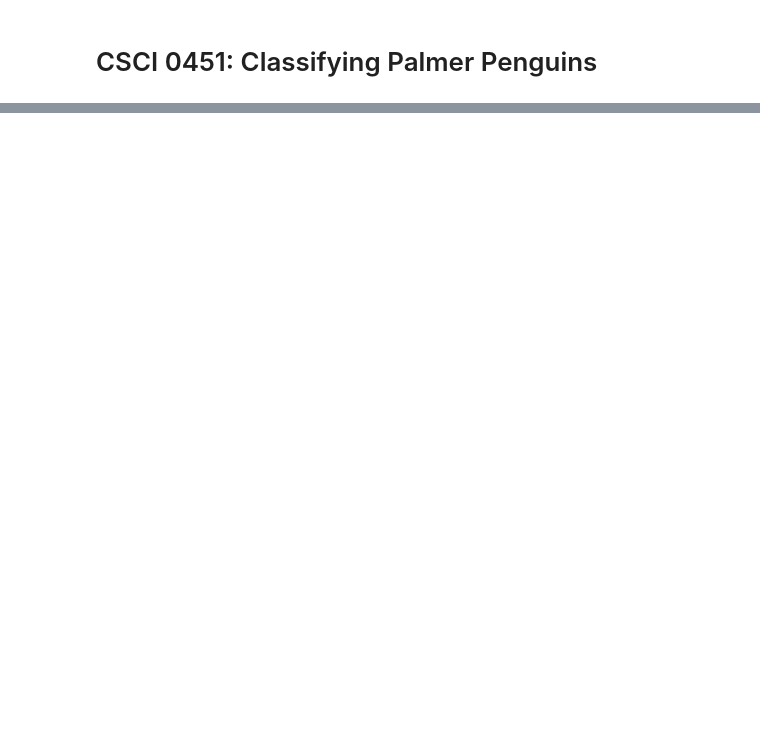
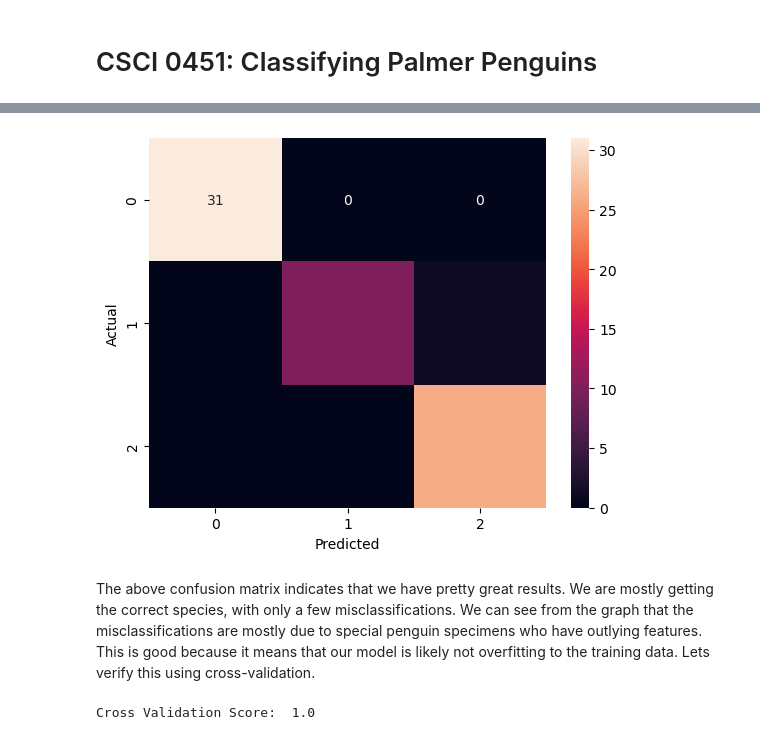
Before and after one commit to jnerenberg/jnerenberg.github.io, a Jupyter notebook: posts/palmer penguins/Classifying-Palmer-Penguins.ipynb, the cells around one changed output, grey strips where cells are left out. Saved outputs shown, nothing was run; the diff lists cells and outputs as text; code cells hidden in the pictures; blank space fills up the shorter version.

```diff
--- a/posts/palmer penguins/Classifying-Palmer-Penguins.ipynb
+++ b/posts/palmer penguins/Classifying-Palmer-Penguins.ipynb
@@ -155,0 +269,24 @@ plot_regions(LR, X_train[cols], y_train)
+# %%
+# confusion matrix
+from sklearn.metrics import confusion_matrix
+import seaborn as sns
+
+y_pred = model.predict(X_test[features])
+cm = confusion_matrix(y_test, y_pred)
+sns.heatmap(cm, annot = True, fmt = "d")
+plt.xlabel("Predicted")
+plt.ylabel("Actual")
+plt.show()
+# %% [output]
+[figure, added]
+# %% [markdown]
+The above confusion matrix indicates that we have pretty great results. We are mostly getting the correct species, with only a few misclassifications. We can see from the graph that the misclassifications are mostly due to special penguin specimens who have outlying features. This is good because it means that our model is likely not overfitting to the training data. Lets verify this using cross-validation.
+# %%
+# cross validation
+from sklearn.model_selection import cross_val_score
+
+scores = cross_val_score(model, X_train, y_train, cv = 5)
+scores.mean()
+print("Cross Validation Score: ", scores.mean())
+# %% [output]
+Cross Validation Score:  1.0
```
Also changed, not shown: parts of 30 cells of this notebook.
